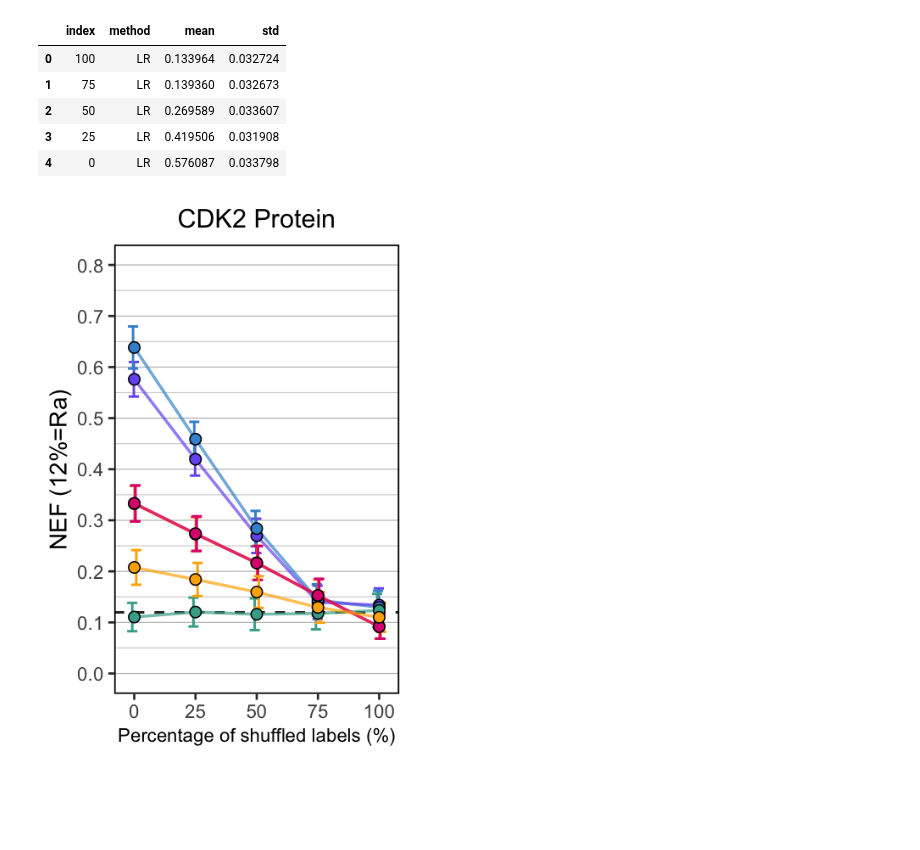
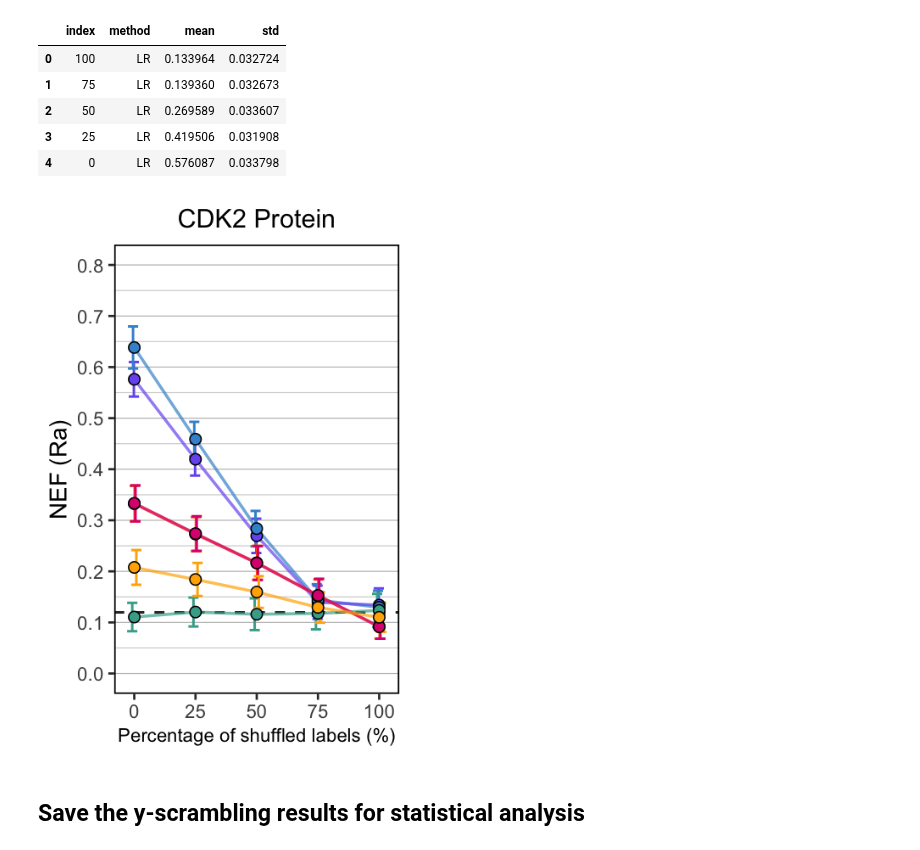
Before and after one commit to jRicciL/ML-ensemble-docking, a Jupyter notebook: cdk2/5_Machine_Learning/3_y_scambling_analysis.ipynb, the cells around one changed output. Cells and saved outputs as stored; diff of their text form; code cells hidden in the pictures; blank space fills up the shorter version.

```diff
--- a/cdk2/5_Machine_Learning/3_y_scambling_analysis.ipynb
+++ b/cdk2/5_Machine_Learning/3_y_scambling_analysis.ipynb
@@ -210,7 +235,12 @@ R[write to console]: The following objects are masked from ‘package:plyr’:
 ### Normalized EF
 # %%
 # Get the dataframe
-df_y_random = get_y_rand_results(metric = 'nef_12_Ra')
+metric_name = 'nef_12_Ra'
+df_y_random = get_y_rand_results(metric = metric_name)
+# Save the results
+filename = f'./y_scrambling_{prot_name}_{metric_name}.csv'
+df_y_random.to_csv(filename)
+
 df_y_random.head()
 # %% [output]
 |  | index | method | mean | std |
@@ -220,25 +250,35 @@ df_y_random.head()
 | 3 | 25 | LR | 0.419506 | 0.031908 |
 | 4 | 0 | LR | 0.576087 | 0.033798 |
 # %%
-%%R -i df_y_random -i R_a -w 2.2 -h 3.3 --units in -r 200
+%%R -i df_y_random -i R_a -i prot_name -w 2.2 -h 3.3 --units in -r 200
 # Load the source file
 source('../../R_scripts/plot_violinBox.R')
 # Plot the AUC-ROC results
 p = plot_lines(df_y_random,
                cbbPalette,
                point_size  = 2.,
                line_size   = 0.6,
                error_size  = 0.5,
                error_dodge = 2,
                error_width = 25,
                switch_x    = FALSE,
                y_min       = 0,
                y_max       = 0.8,
                base_h_line = R_a,
                color_column='method',
-               y_label     = 'NEF (12%=Ra)') +
-ggtitle('CDK2 Protein')
-# Show the plot
+               y_label     = 'NEF (Ra)') +
+ggtitle(paste(toupper(prot_name), 'Protein'))
+
+
+# Save the picture
+metric = 'NEF'
+methodology <- 'y-scrambling_all_features'
+save_path = '~/Documents/Doctorado/Paper_doctorado/Response_to_reviewers/Figuras_mayor_review/raw_imgs/'
+filename <- paste0(save_path,
+                   paste(prot_name, methodology, metric, 'violin.pdf', sep='_'))
+ggsave(filename, plot=p, width=2.2, height= 3.3)
 p
 # %% [output]
-[figure, old version]
+[figure, new version]
+# %% [markdown]
+## Save the y-scrambling results for statistical analysis
```
Also changed, not shown: parts of 6 cells of this notebook, 3 other files.
